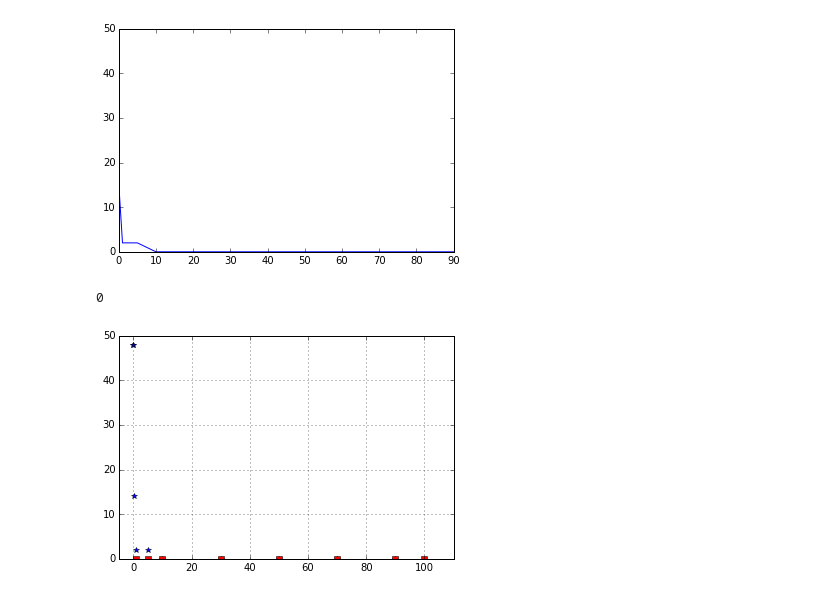
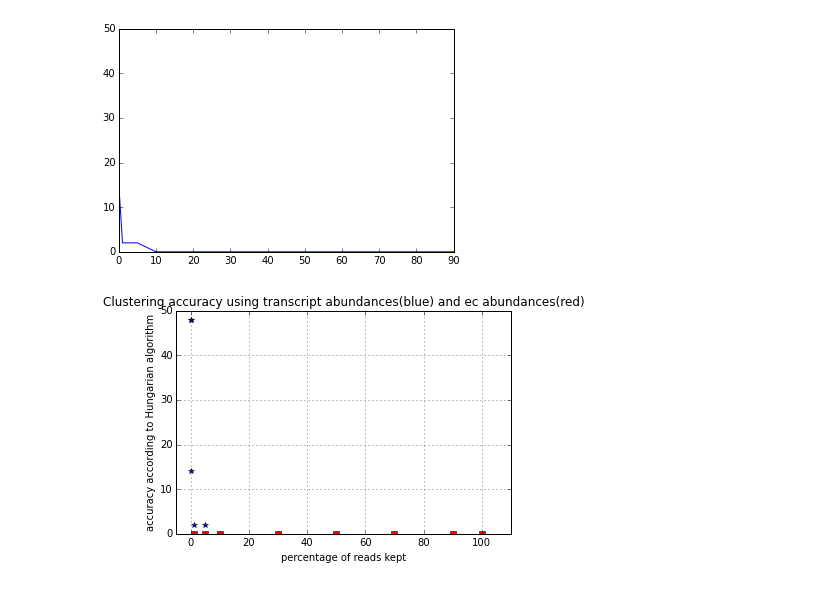
Before and after one commit to govinda-kamath/clustering_on_transcript_compatibility_counts, a Jupyter notebook: JZ_Zeisel_clusters.ipynb, the cells around one changed output. Cells and saved outputs as stored; diff of their text form; code cells hidden in the pictures.

Commit message:
accuracy using transcripts vs. equivalence classes plot

```diff
--- a/JZ_Zeisel_clusters.ipynb
+++ b/JZ_Zeisel_clusters.ipynb
@@ -477,16 +476,15 @@ plt.show()
 70
 90
 [figure]
-# %%
-# Sanity check: make sure all non-zero entries in X_samp are also in X_gene
-print np.sum(((Xt_gene>0)-(X_samp>0))< 0)
-# %% [output]
-0
 # %%
+# Plot stuff
 plt.plot(prop_test,subsample_gene_scores,'*')
 plt.plot([1,5,10,30,50,70,90,100],scores_ec,'rs')
 plt.xlim(-5,110)
 plt.grid()
+plt.title('Clustering accuracy using transcript abundances(blue) and ec abundances(red)')
+plt.xlabel('percentage of reads kept')
+plt.ylabel('accuracy according to Hungarian algorithm')
 plt.show()
 # %% [output]
-[figure, old version]
+[figure, new version]
```
Also changed, not shown: parts of 1 cell of this notebook.
